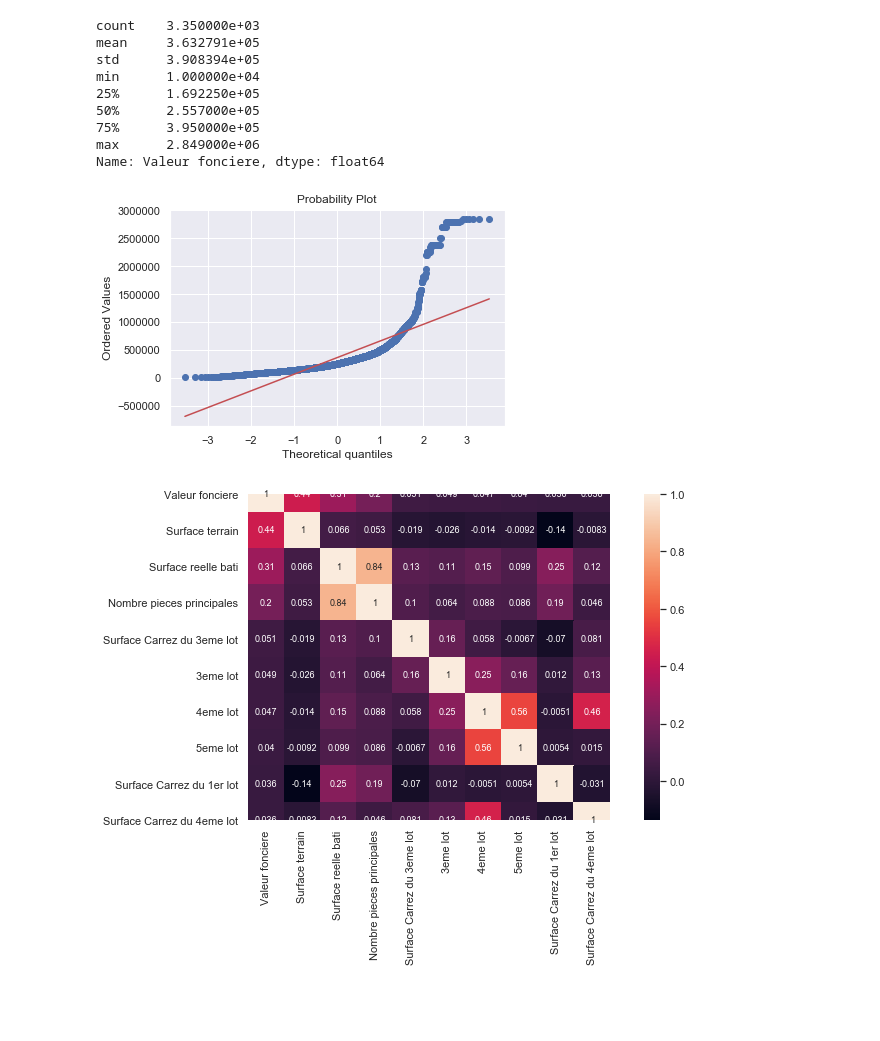
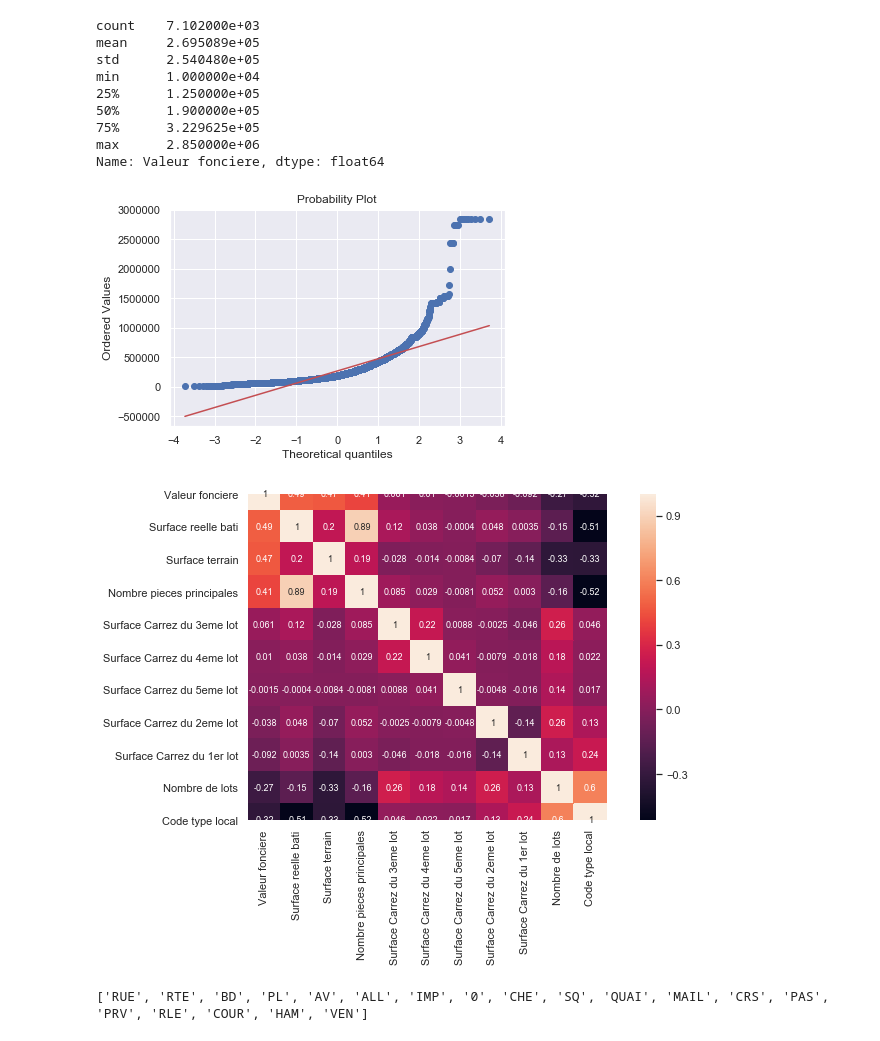
Before and after one commit to C18andre/CoveaModele, a Jupyter notebook: Presentation.ipynb, the cells around one changed output. Saved outputs shown, nothing was run; the diff lists cells and outputs as text; code cells hidden in the pictures; blank space fills up the shorter version.

```diff
--- a/Presentation.ipynb
+++ b/Presentation.ipynb
@@ -31,7 +31,7 @@ def analyse(data) :
 
     # Top 10 HeatMap
     matrice = data.corr()
-    k = 10 # Nombre de variables à garder dans la HeatMap
+    k = 17 # Nombre de variables à garder dans la HeatMap
     cols = matrice.nlargest(k, 'Valeur fonciere')['Valeur fonciere'].index
     cm = np.corrcoef(data[cols].values.T)
     sns.set(font_scale=1.0)
@@ -40,16 +40,24 @@ def analyse(data) :
                      annot_kws={'size': 9}, yticklabels=cols.values, xticklabels=cols.values)
 # %%
 # Faire l'analyse des trois villes
-analyse(lyon)
+analyse(nantes)
 # %% [output]
-count    3.350000e+03
-mean     3.632791e+05
-std      3.908394e+05
+count    7.102000e+03
+mean     2.695089e+05
+std      2.540480e+05
 min      1.000000e+04
-25%      1.692250e+05
-50%      2.557000e+05
-75%      3.950000e+05
-max      2.849000e+06
+25%      1.250000e+05
+50%      1.900000e+05
+75%      3.229625e+05
+max      2.850000e+06
 Name: Valeur fonciere, dtype: float64
-[figure, old version]
+[figure, new version]
-[figure, old version]
+[figure, new version]
+# %%
+L = []
+for i in range(len(nantes)) :
+    if nantes['Type de voie'][i] not in L :
+        L.append(nantes['Type de voie'][i])
+print(L)
+# %% [output]
+['RUE', 'RTE', 'BD', 'PL', 'AV', 'ALL', 'IMP', '0', 'CHE', 'SQ', 'QUAI', 'MAIL', 'CRS', 'PAS', 'PRV', 'RLE', 'COUR', 'HAM', 'VEN']
```
Also changed, not shown: parts of 1 cell of this notebook, 7 other files.
